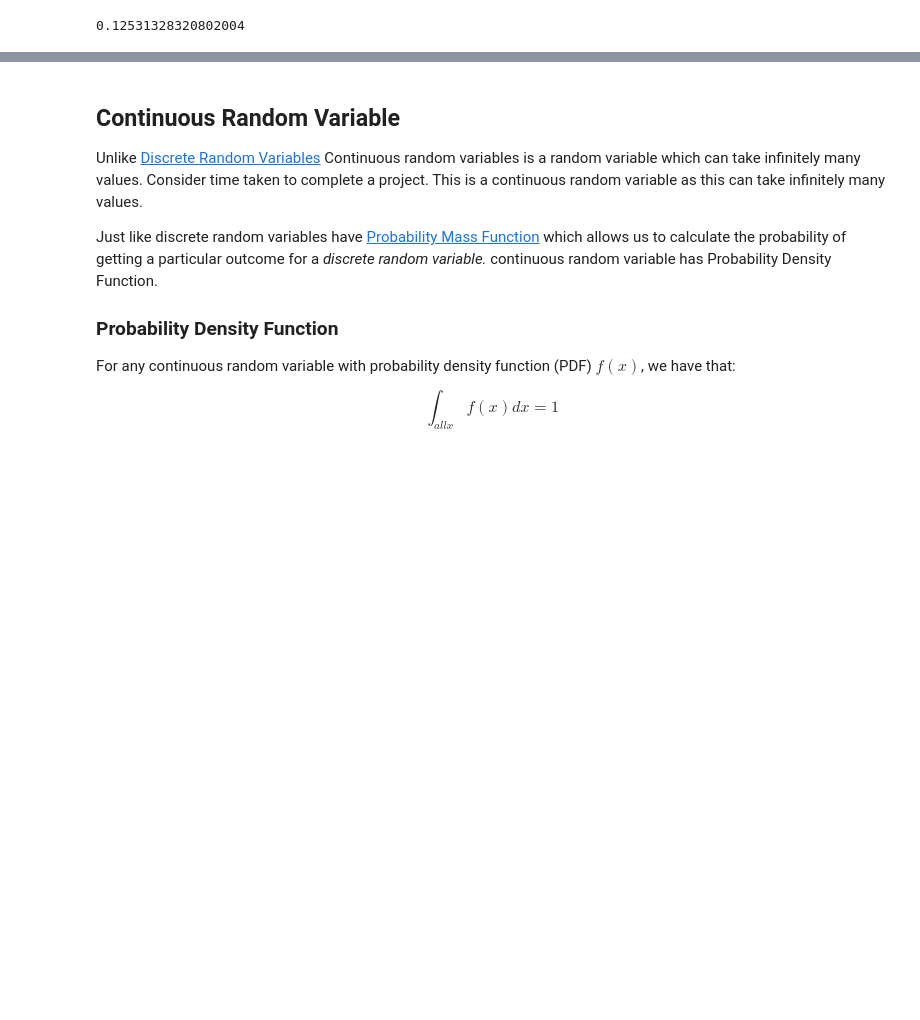
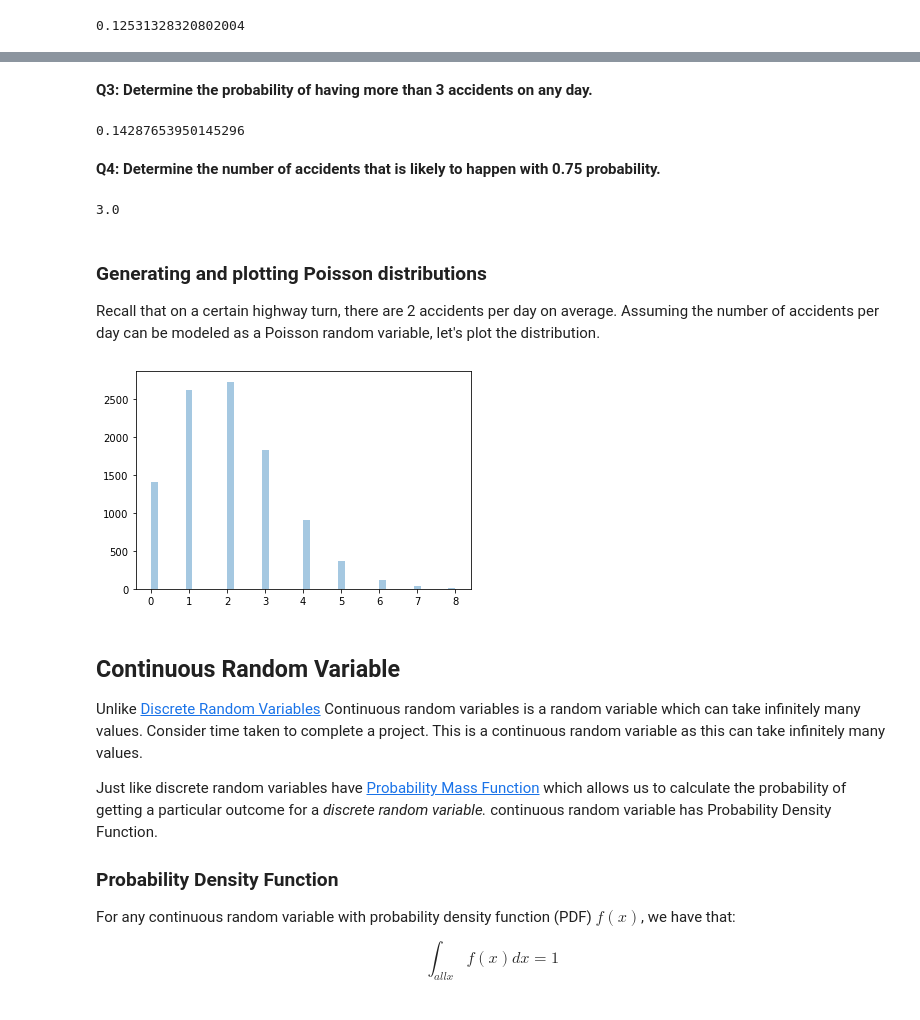
Before and after one commit to mandliya/ml, a Jupyter notebook: maths/Probability/Probability.ipynb, the cells around one changed output, grey strips where cells are left out. Cells and saved outputs as stored; diff of their text form; code cells hidden in the pictures; blank space fills up the shorter version.

Commit message:
Day 60 Distributions

```diff
--- a/maths/Probability/Probability.ipynb
+++ b/maths/Probability/Probability.ipynb
@@ -1022,3 +1078,33 @@ $$ P_{X}(k) =  \begin{cases} \frac{e^{-\lambda}\lambda_{k}}{k!} \quad \text{for}
+# %% [markdown]
+**Q3: Determine the probability of having more than 3 accidents on any day.**
+# %%
+P_more_than_3_accidents = poisson.sf(k=3, mu=2)
+P_more_than_3_accidents
+# %% [output]
+0.14287653950145296
+# %% [markdown]
+**Q4: Determine the number of accidents that is likely to happen with 0.75 probability.**
+# %%
+accidents_more_than_75_p = poisson.ppf(q=0.75, mu=2)
+accidents_more_than_75_p
+# %% [output]
+3.0
+# %% [markdown]
+### Generating and plotting Poisson distributions
+
+Recall that on a certain highway turn, there are 2 accidents per day on average. Assuming the number of accidents per day can be modeled as a Poisson random variable, let's plot the distribution.
+# %%
+from scipy.stats import poisson
+import matplotlib.pyplot as plt
+import seaborn as sns
+
+# create a sample of poisson distribution of size=10000
+sample = poisson.rvs(mu=2, size=10000, random_state=21)
+
+sns.distplot(sample, kde=False)
+plt.show()
+# %% [output]
+[figure, added]
 # %% [markdown]
 ## Continuous Random Variable
 
```
Also changed, not shown: parts of 24 cells of this notebook, 2 other files.
